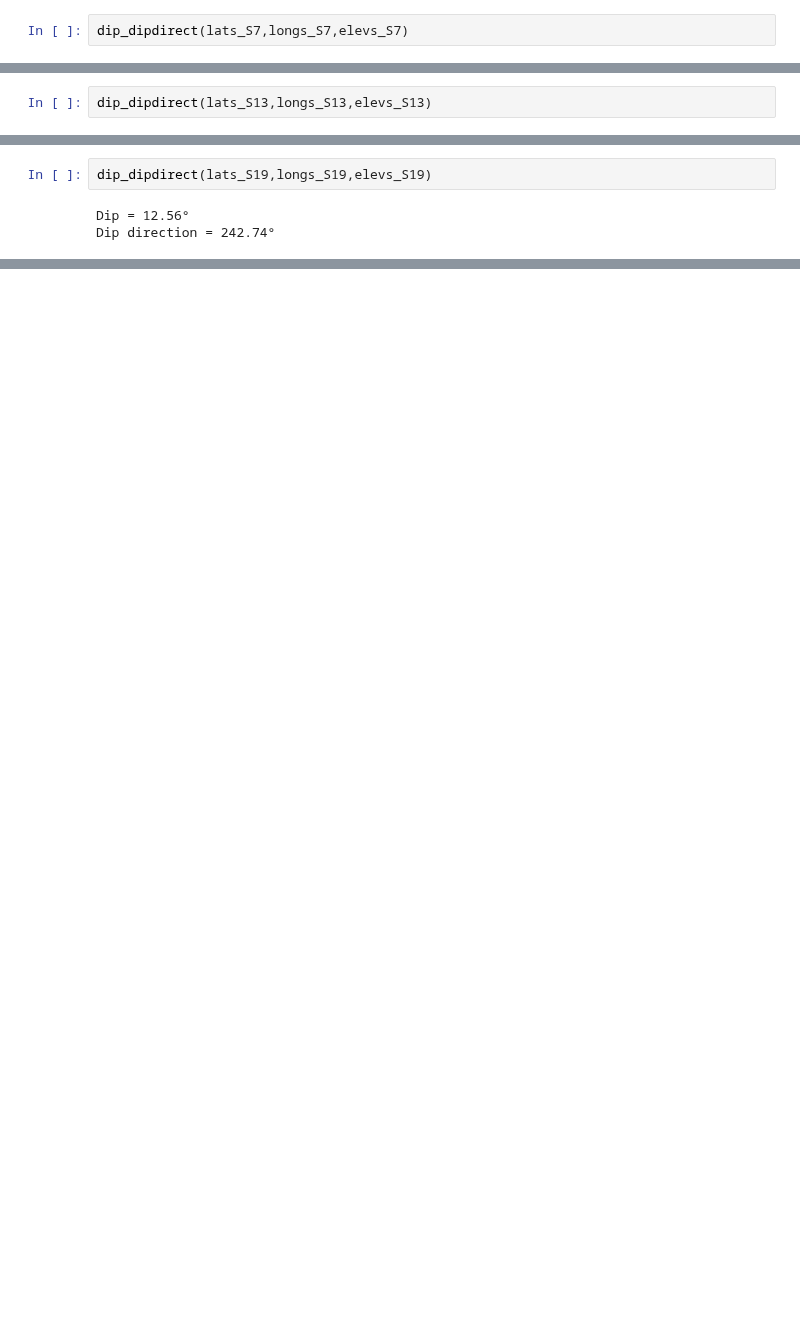
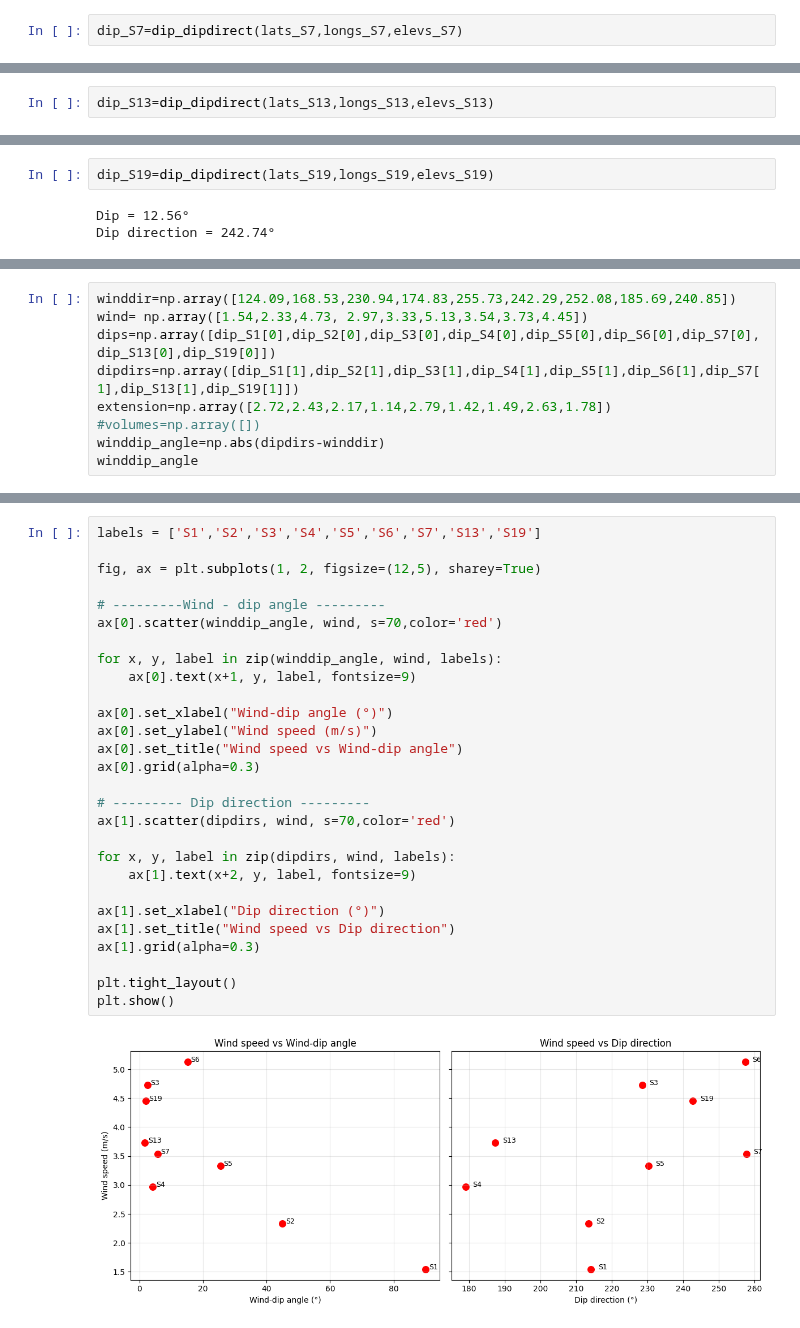
Before and after one commit to lsperezm/Martian_Icy_Scarps, a Jupyter notebook: Code/TerrainSlopes.ipynb, the cells around one changed output, grey strips where cells are left out. Saved outputs shown, nothing was run; the diff lists cells and outputs as text; blank space fills up the shorter version.

```diff
--- a/Code/TerrainSlopes.ipynb
+++ b/Code/TerrainSlopes.ipynb
@@ -106,7 +106,7 @@ lats_S7= np.array([-57.48,-57.486,-57.521,-57.528])
 longs_S7=np.array([91.928,91.865,91.944,91.876])
 elevs_S7=np.array([-436.572,-588.481,-453.228,-585.855])
 # %%
-dip_dipdirect(lats_S7,longs_S7,elevs_S7)
+dip_S7=dip_dipdirect(lats_S7,longs_S7,elevs_S7)
 # %% [output]
 Dip = 3.83°
 Dip direction = 257.71°
@@ -117,7 +117,7 @@ lats_S13= np.array([-56.154,-56.145,-56.225,-56.215])
 longs_S13=np.array([103.08,103.153,103.096,103.171])
 elevs_S13=np.array([2382.163,2433.362,1817.519,1981.82])
 # %%
-dip_dipdirect(lats_S13,longs_S13,elevs_S13)
+dip_S13=dip_dipdirect(lats_S13,longs_S13,elevs_S13)
 # %% [output]
 Dip = 7.13°
 Dip direction = 187.32°
@@ -128,7 +128,7 @@ lats_S19= np.array([-60.743,-60.741,-60.773,-60.771])
 longs_S19=np.array([92.062,92.117,92.063,92.117])
 elevs_S19=np.array([1370.885,1752.19,1250.292,1516.163])
 # %%
-dip_dipdirect(lats_S19,longs_S19,elevs_S19)
+dip_S19=dip_dipdirect(lats_S19,longs_S19,elevs_S19)
 # %% [output]
 Dip = 12.56°
 Dip direction = 242.74°
@@ -136,0 +135,9 @@ Dip direction = 242.74°
+# %%
+winddir=np.array([124.09,168.53,230.94,174.83,255.73,242.29,252.08,185.69,240.85])
+wind= np.array([1.54,2.33,4.73, 2.97,3.33,5.13,3.54,3.73,4.45])
+dips=np.array([dip_S1[0],dip_S2[0],dip_S3[0],dip_S4[0],dip_S5[0],dip_S6[0],dip_S7[0],dip_S13[0],dip_S19[0]])
+dipdirs=np.array([dip_S1[1],dip_S2[1],dip_S3[1],dip_S4[1],dip_S5[1],dip_S6[1],dip_S7[1],dip_S13[1],dip_S19[1]])
+extension=np.array([2.72,2.43,2.17,1.14,2.79,1.42,1.49,2.63,1.78])
+#volumes=np.array([])
+winddip_angle=np.abs(dipdirs-winddir)
+winddip_angle
@@ -136,0 +147,30 @@ Dip direction = 242.74°
+# %%
+labels = ['S1','S2','S3','S4','S5','S6','S7','S13','S19']
+
+fig, ax = plt.subplots(1, 2, figsize=(12,5), sharey=True)
+
+# ---------Wind - dip angle ---------
+ax[0].scatter(winddip_angle, wind, s=70,color='red')
+
+for x, y, label in zip(winddip_angle, wind, labels):
+    ax[0].text(x+1, y, label, fontsize=9)
+
+ax[0].set_xlabel("Wind-dip angle (°)")
+ax[0].set_ylabel("Wind speed (m/s)")
+ax[0].set_title("Wind speed vs Wind-dip angle")
+ax[0].grid(alpha=0.3)
+
+# --------- Dip direction ---------
+ax[1].scatter(dipdirs, wind, s=70,color='red')
+
+for x, y, label in zip(dipdirs, wind, labels):
+    ax[1].text(x+2, y, label, fontsize=9)
+
+ax[1].set_xlabel("Dip direction (°)")
+ax[1].set_title("Wind speed vs Dip direction")
+ax[1].grid(alpha=0.3)
+
+plt.tight_layout()
+plt.show()
+# %% [output]
+[figure, added]
```
Also changed, not shown: parts of 10 cells of this notebook, 4 other files.
